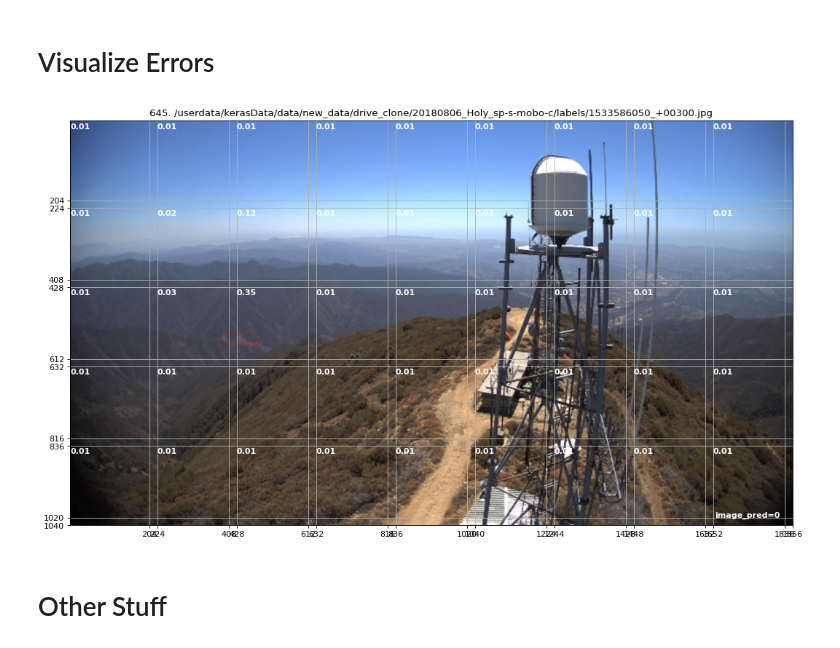
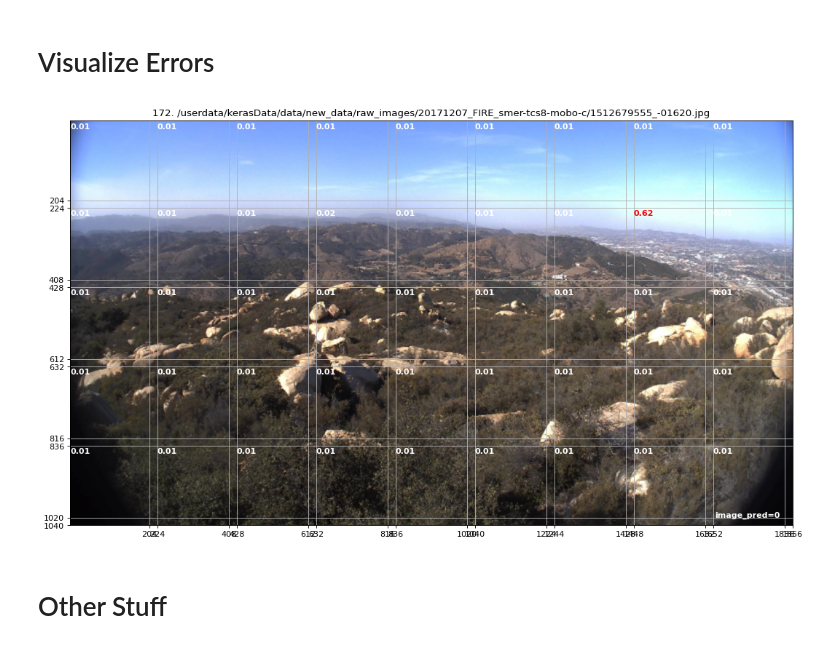
Before and after one commit to shreyasar2202/smoke-detection-smokeynet, a Jupyter notebook: visual_analysis.ipynb, the cells around one changed output. Drawn from its saved outputs; the diff is of its cells as text; code cells hidden in the pictures.

```diff
--- a/visual_analysis.ipynb
+++ b/visual_analysis.ipynb
@@ -144,41 +144,49 @@ def display_raw_labels(filename):
 save_path = None
 
 # EDIT: path to results
-results_path = '/userdata/kerasData/src/pytorch-lightning-smoke-detection/saved_logs/version_201/'
+results_path = '/userdata/kerasData/src/pytorch-lightning-smoke-detection/saved_logs/version_227/'
 
 # EDIT: If fig should be saved
 # save_path = './saved_figs/MobileNet_LSTM_DeiT_LinearOutputs/false_negatives/'
 # os.makedirs(save_path, exist_ok=True)
 
 image_preds = np.loadtxt(results_path+'image_preds.csv', delimiter=',', dtype=str)
-for j, (image, image_pred) in enumerate(image_preds):
+for j, (image, image_pred, loss) in enumerate(image_preds):
     # EDIT: Change j < <value> to search for next error
-    if j < 645 and save_path is None: continue
+    if j < 50 and save_path is None: continue
+
 
     ### Errors Only ###
 #     if int(image_pred) == util_fns.get_ground_truth_label(image): continue
     ### False Positives Only ###
 #     if int(image_pred) != 1 or util_fns.get_ground_truth_label(image) != 0: continue
     ### False Negatives Only ###
 #     if int(image_pred) != 0 or util_fns.get_ground_truth_label(image) != 1: continue
+    ### Correct Only ###
+    if int(image_pred) != util_fns.get_ground_truth_label(image): continue
     ### True Positives Only ###
 #     if int(image_pred) != 1 or util_fns.get_ground_truth_label(image) != 1: continue
     ### True Negatives Only ###
 #     if int(image_pred) != 0 or util_fns.get_ground_truth_label(image) != 0: continue
 
     # Save path variables
-    tile_preds_path = results_path+'tile_probs/'+image+'.npy'
+    tile_probs_path = results_path+'tile_probs/'+image+'.npy'
+    tile_preds_path = results_path+'tile_preds/'+image+'.npy'
     save_path_j = save_path+str(j) if save_path is not None else None
 
+    ### Tile Prediction != Image Prediction ###
+#      preds = np.load(tile_preds_path).reshape((num_tiles_height,num_tiles_width))
+#     if (preds.sum() > 0 and int(image_pred) == 1) or (preds.sum() == 0 and int(image_pred) == 0): continue
+
     # Load preds
-    preds = np.load(tile_preds_path).reshape((num_tiles_height,num_tiles_width))
+    probs = np.load(tile_probs_path).reshape((num_tiles_height,num_tiles_width))
 
     # Display image
-    display_image(image, int(image_pred), tile_probs=preds, idx=j, save_path=save_path_j)
+    display_image(image, int(image_pred), tile_probs=probs, idx=j, save_path=save_path_j)
 
     if save_path is None: break
 # %% [output]
-[figure, old version]
+[figure, new version]
 # %% [markdown]
 # Other Stuff
 # %%
```
Also changed, not shown: 3 other files.
